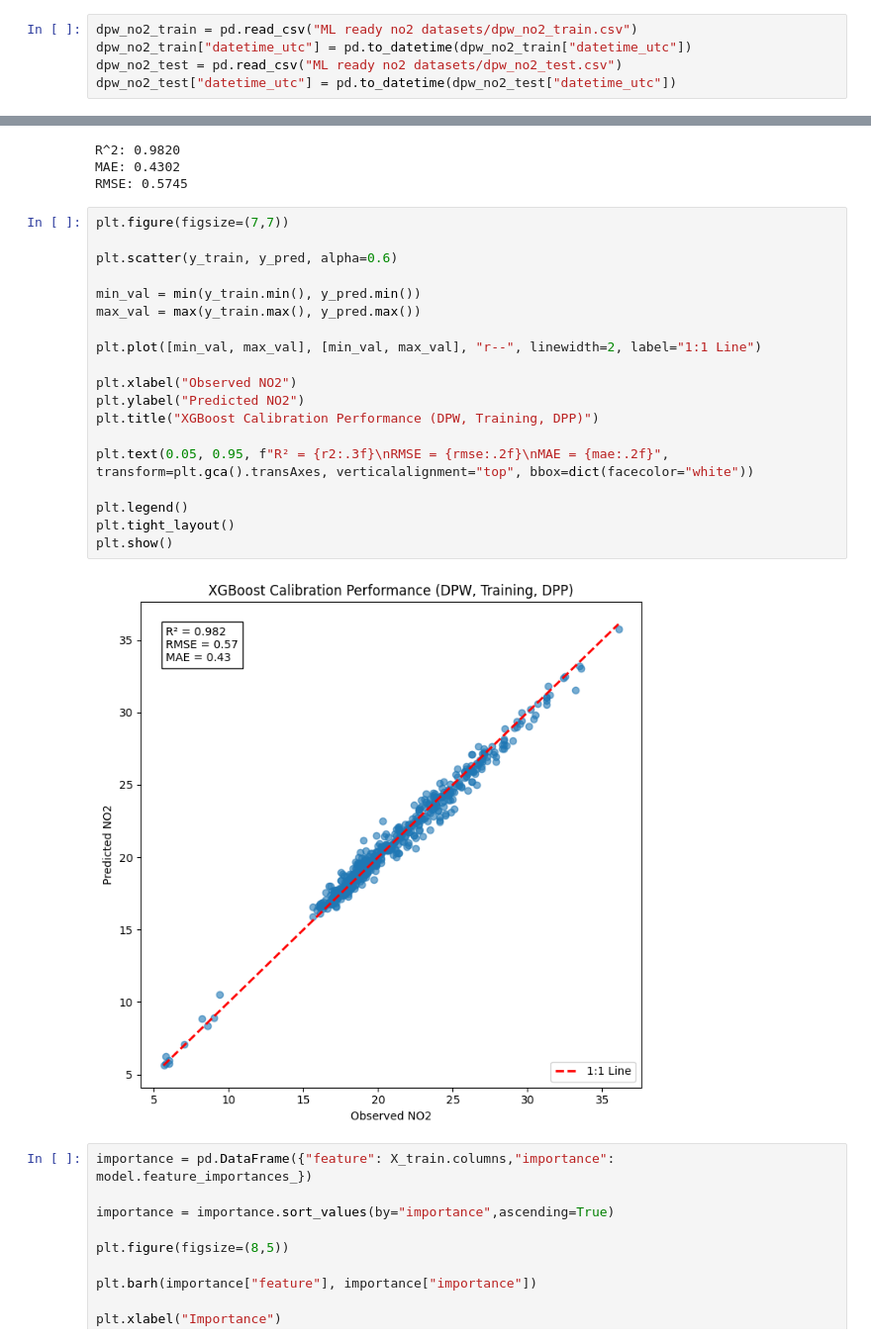
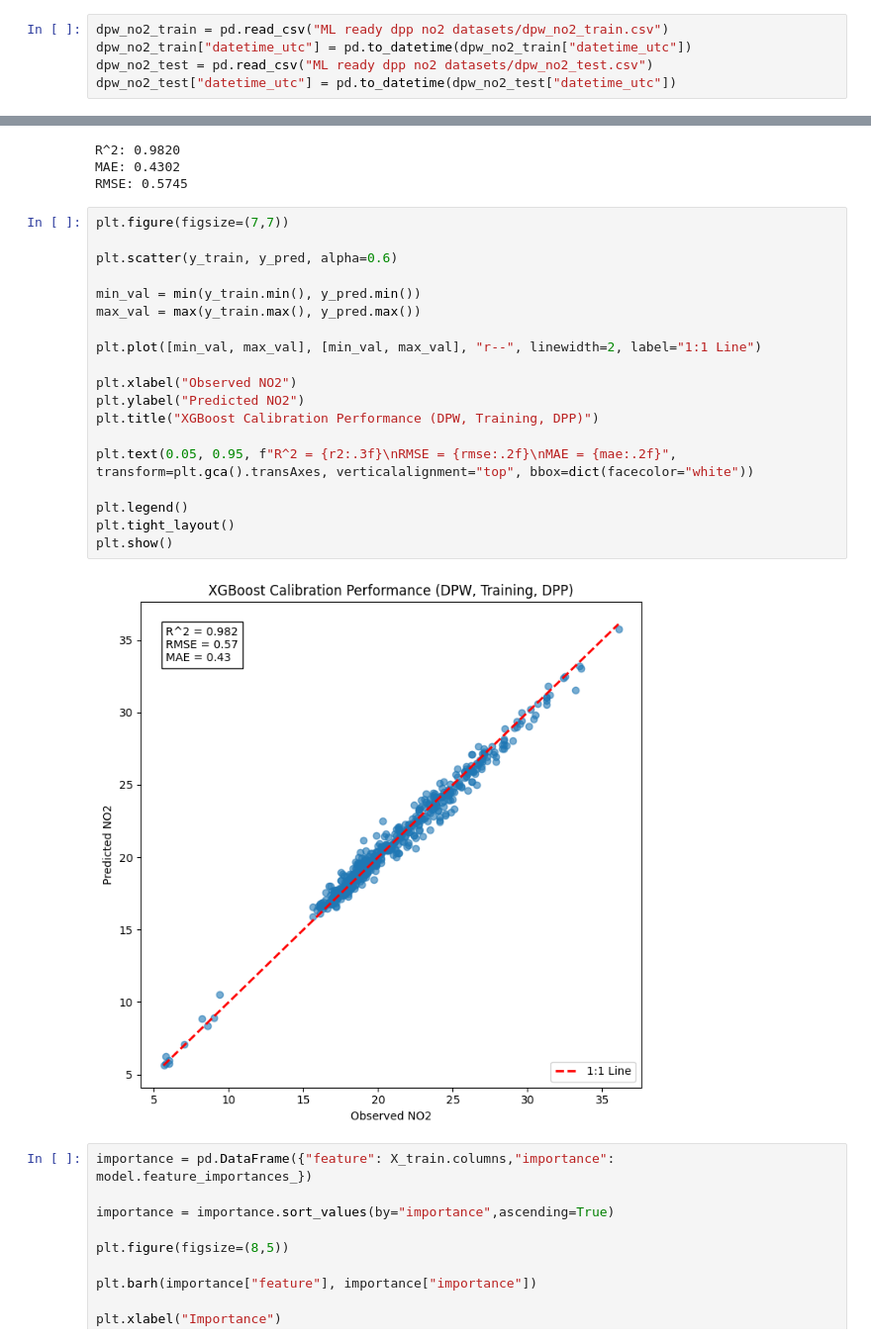
Before and after one commit to jacklardner/no2-o3-calibration, a Jupyter notebook: no2 dpp models.ipynb, the cells around one changed output, grey strips where cells are left out. Shown at 99% size. Cells and saved outputs as stored; diff of their text form.

Commit message:
changes to folder names and added datasets for dppm approach

```diff
--- a/no2 dpp models.ipynb
+++ b/no2 dpp models.ipynb
@@ -15,9 +15,9 @@ from xgboost import XGBRegressor
 # %% [markdown]
 ### DPW
 # %%
-dpw_no2_train = pd.read_csv("ML ready no2 datasets/dpw_no2_train.csv")
+dpw_no2_train = pd.read_csv("ML ready dpp no2 datasets/dpw_no2_train.csv")
 dpw_no2_train["datetime_utc"] = pd.to_datetime(dpw_no2_train["datetime_utc"])
-dpw_no2_test = pd.read_csv("ML ready no2 datasets/dpw_no2_test.csv")
+dpw_no2_test = pd.read_csv("ML ready dpp no2 datasets/dpw_no2_test.csv")
 dpw_no2_test["datetime_utc"] = pd.to_datetime(dpw_no2_test["datetime_utc"])
 # %%
 predictor_cols = [
@@ -58,24 +58,24 @@ RMSE: 0.5745
 # %%
 plt.figure(figsize=(7,7))
 
 plt.scatter(y_train, y_pred, alpha=0.6)
 
 min_val = min(y_train.min(), y_pred.min())
 max_val = max(y_train.max(), y_pred.max())
 
 plt.plot([min_val, max_val], [min_val, max_val], "r--", linewidth=2, label="1:1 Line")
 
 plt.xlabel("Observed NO2")
 plt.ylabel("Predicted NO2")
 plt.title("XGBoost Calibration Performance (DPW, Training, DPP)")
 
-plt.text(0.05, 0.95, f"R² = {r2:.3f}\nRMSE = {rmse:.2f}\nMAE = {mae:.2f}", transform=plt.gca().transAxes, verticalalignment="top", bbox=dict(facecolor="white"))
+plt.text(0.05, 0.95, f"R^2 = {r2:.3f}\nRMSE = {rmse:.2f}\nMAE = {mae:.2f}", transform=plt.gca().transAxes, verticalalignment="top", bbox=dict(facecolor="white"))
 
 plt.legend()
 plt.tight_layout()
 plt.show()
 # %% [output]
-[figure, old version]
+[figure, new version]
 # %%
 importance = pd.DataFrame({"feature": X_train.columns,"importance": model.feature_importances_})
 
```
Also changed, not shown: parts of 10 cells of this notebook, 16 other files.
